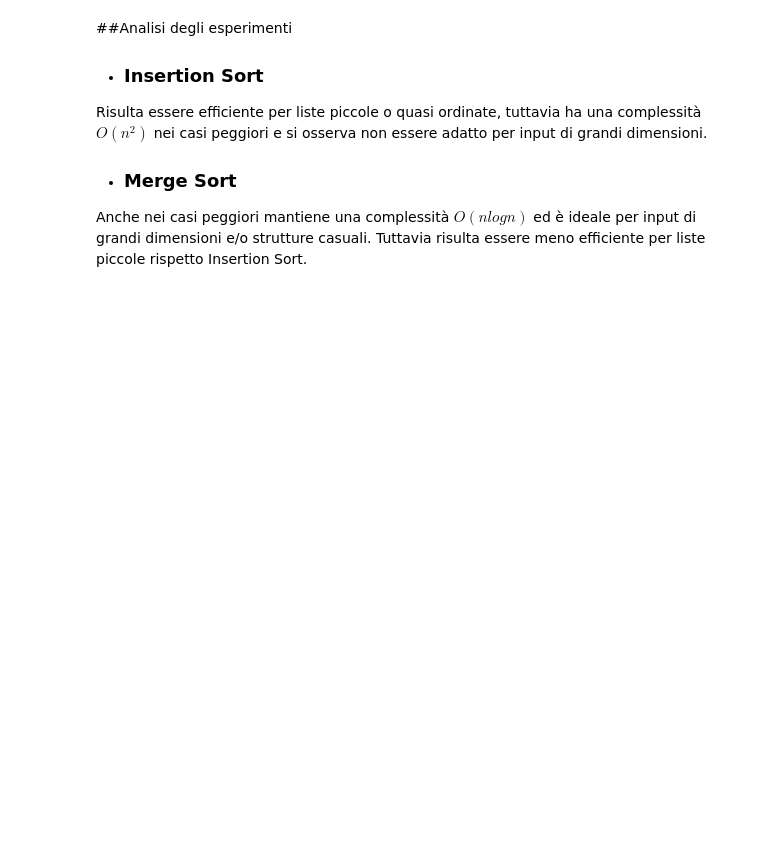
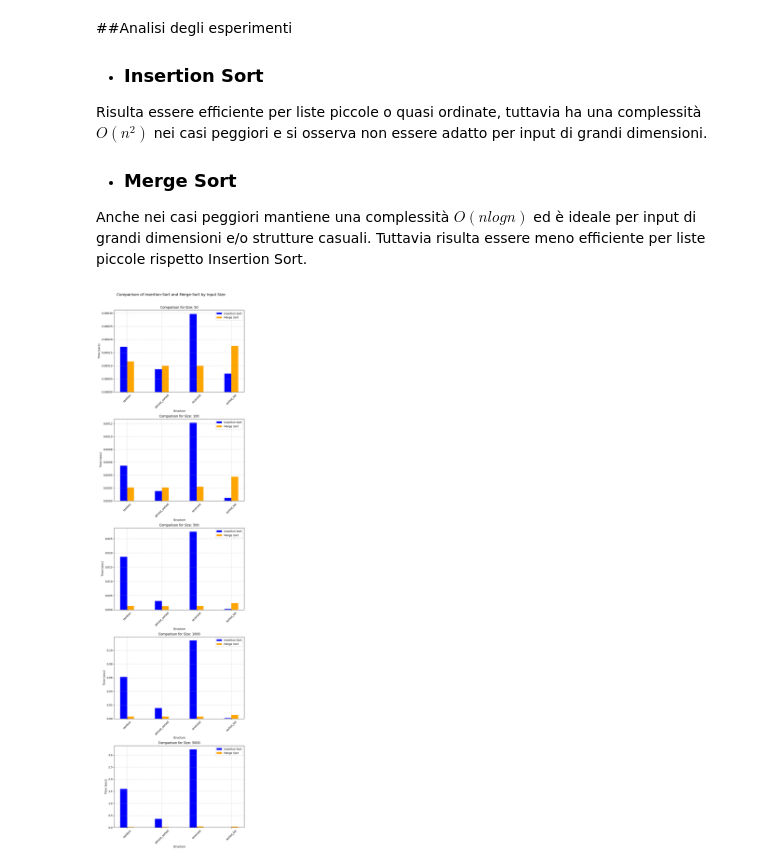
Before and after one commit to NiccoBene00/InsertionSort_vs_MergeSort.ipynb, a Jupyter notebook: main.ipynb, the cells around one changed output. Drawn from its saved outputs; the diff is of its cells as text; code cells hidden in the pictures; blank space fills up the shorter version.

```diff
--- a/main.ipynb
+++ b/main.ipynb
@@ -25,11 +25,14 @@ import_ipynb(notebook_CompareSortAlgorithm)
 # %%
 import random
 import builtins
+
+#Con le righe di codice seguenti evito di sovrascrivere la funzione built-in
+#di python "sorted" scansando l'errore "sorted is no longer callable"
 if 'sorted' in globals() and not callable(globals()['sorted']):
     sorted = builtins.sorted
 
 comparison = SortingComparison()
-sizes = [10, 100, 1000]
+sizes = [50, 100, 500, 1000, 5000]
 structures = ["random", "almost_sorted", "reversed", "sorted_list"]
 
 results = comparison.compareAlgorithms(sizes, structures)
@@ -60,3 +63,60 @@ Risulta essere efficiente per liste piccole o quasi ordinate, tuttavia ha una co
 
 - ### Merge Sort
 Anche nei casi peggiori mantiene una complessità $O(nlogn)$ ed è ideale per input di grandi dimensioni e/o strutture casuali. Tuttavia risulta essere meno efficiente per liste piccole rispetto Insertion Sort.
+# %%
+import matplotlib.pyplot as plt
+
+
+# estraggo ogni tipo di dimensione e di struttura
+sizes = sorted(set(item["size"] for item in results))
+structures = sorted(set(item["structure"] for item in results))
+
+# creo tanti subplot quanti sono le categorie di sizes
+fig, axes = plt.subplots(len(sizes), 1, figsize=(8, 6 * len(sizes)))
+
+if len(sizes) == 1:
+    axes = [axes]  # Se c'è un solo size, assicurarsi che 'axes' sia una lista
+
+for i, size in enumerate(sizes):
+    ax = axes[i]
+
+    # devo ottenere solo i dati relativi alla size corrente
+    subset = [item for item in results if item["size"] == size]
+
+    # estraggo quindi dal subset creato i dati per generare l'infografica
+    x = [item["structure"] for item in subset]
+    insertion_times = [item["insertion_sort_time"] for item in subset]
+    merge_times = [item["merge_sort_time"] for item in subset]
+
+    # Creare il grafico a barre
+    bar_width = 0.2
+    indices = range(len(x))
+    ax.bar(indices, insertion_times, bar_width, label="Insertion Sort",
+           color="blue")
+    ax.bar([idx + bar_width for idx in indices], merge_times, bar_width,
+           label="Merge Sort", color="orange")
+
+    #grafico a linee sostitutivo
+    #ax.plot(indices, insertion_times, label="Insertion Sort", color="blue"
+                              #marker='o')
+    #ax.plot(x, merge_times, label="Merge Sort", marker="o", color="orange")
+
+    # Configurazione degli assi
+    ax.set_title(f"Comparison for Size: {size}", fontsize=12)
+    ax.set_xlabel("Structure")
+    ax.set_ylabel("Time (secs)")
+    ax.set_xticks([idx + bar_width / 2 for idx in indices])
+    ax.set_xticklabels(x, rotation=45)
+    ax.legend()
+    ax.grid(True, which="both", linestyle="--", linewidth=0.5)
+
+# Titolo generale
+fig.suptitle("Comparison of Insertion-Sort and Merge-Sort by Input Size",
+             fontsize=14)
+plt.tight_layout()
+plt.subplots_adjust(top=0.95)
+
+# Mostra i grafici
+plt.show()
+# %% [output]
+[figure, added]
```
Also changed, not shown: parts of 2 cells of this notebook, 1 other file.
